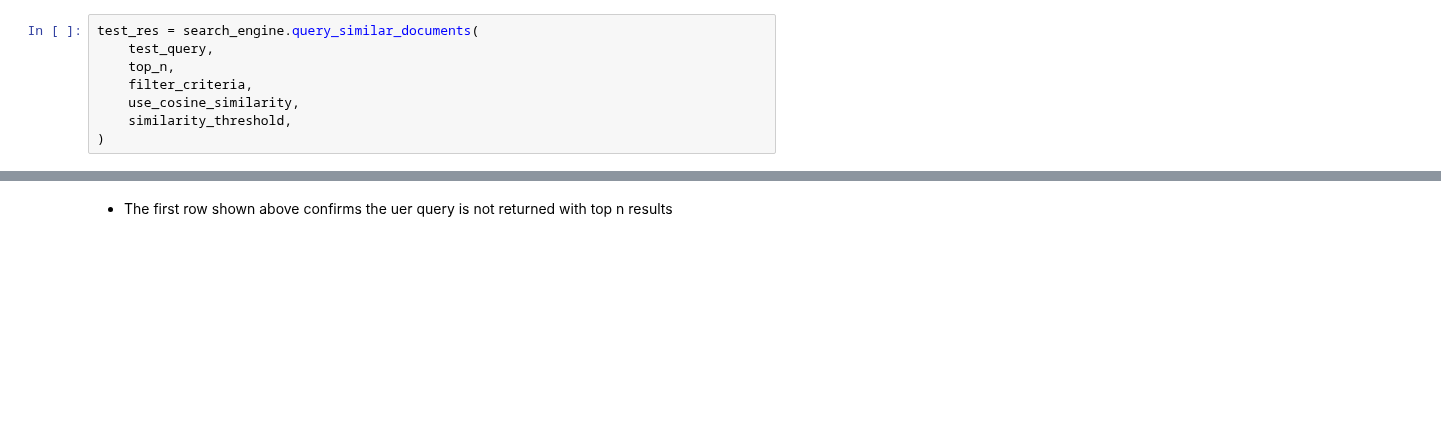
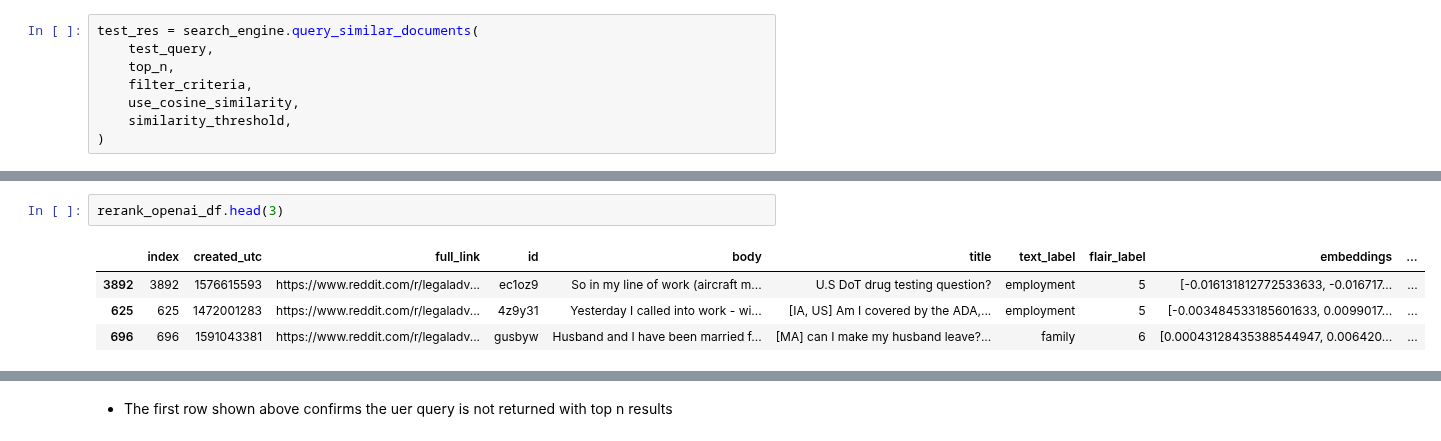
Before and after one commit to pdoubleg/junk-drawer, a Jupyter notebook: src_index/semantic_search_reddit_legal.ipynb, the cells around one changed output, grey strips where cells are left out. Cells and saved outputs as stored; diff of their text form; blank space fills up the shorter version.

```diff
--- a/src_index/semantic_search_reddit_legal.ipynb
+++ b/src_index/semantic_search_reddit_legal.ipynb
@@ -160,0 +182,7 @@ df shape: (5, 17)
+# %%
+rerank_openai_df.head(3)
+# %% [output]
+|  | index | created_utc | full_link | id | body | title | text_label | flair_label | embeddings | ... |
+| 3892 | 3892 | 1576615593 | https://www.reddit.com/r/legaladv... | ec1oz9 | So in my line of work (aircraft m... | U.S DoT drug testing question? | employment | 5 | [-0.016131812772533633, -0.016717... | ... |
+| 625 | 625 | 1472001283 | https://www.reddit.com/r/legaladv... | 4z9y31 | Yesterday I called into work - wi... | [IA, US] Am I covered by the ADA,... | employment | 5 | [-0.003484533185601633, 0.0099017... | ... |
+| 696 | 696 | 1591043381 | https://www.reddit.com/r/legaladv... | gusbyw | Husband and I have been married f... | [MA] can I make my husband leave?... | family | 6 | [0.00043128435388544947, 0.006420... | ... |
```
Also changed, not shown: parts of 8 cells of this notebook, 18 other files.
